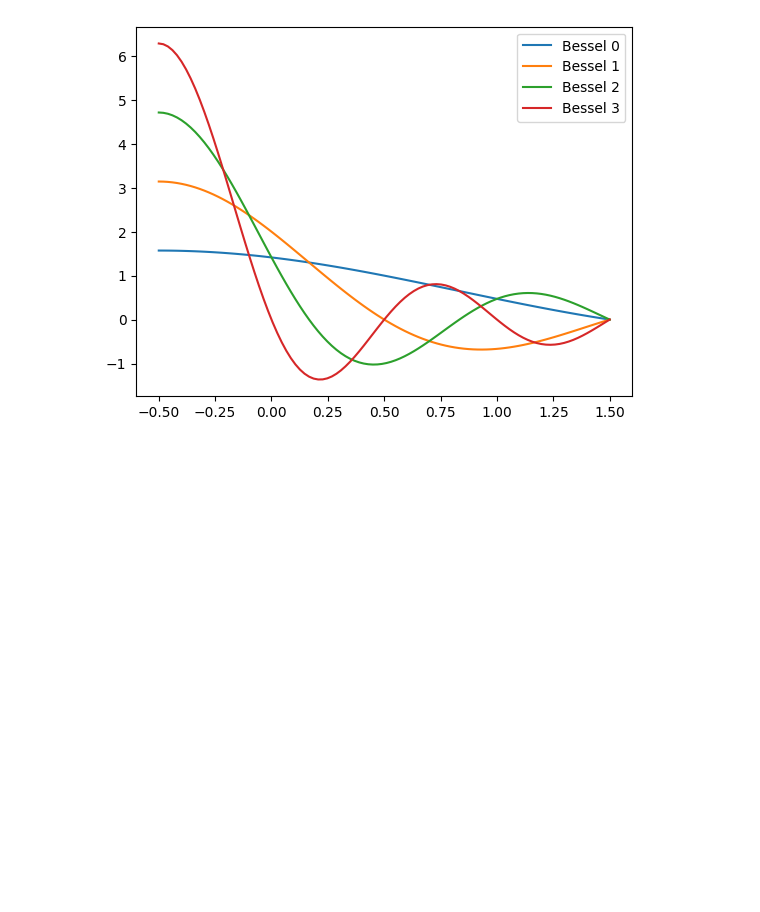
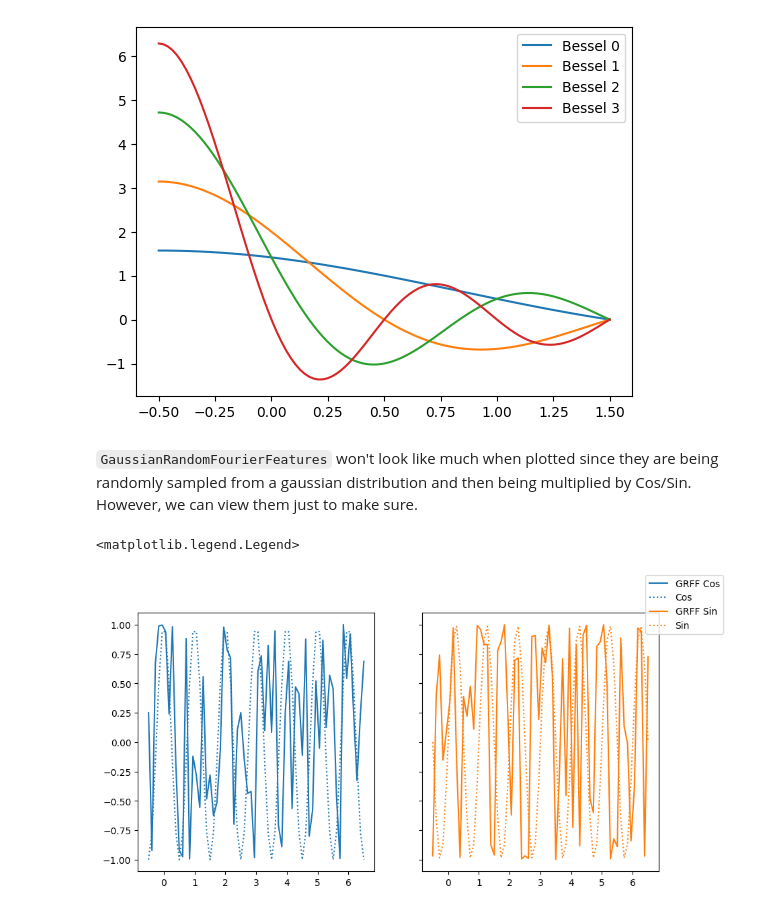
Before and after one commit to pablo-unzueta/sd-playground, a Jupyter notebook: nbs/01_basis.ipynb, the cells around one changed output. Drawn from its saved outputs; the diff is of its cells as text; code cells hidden in the pictures; blank space fills up the shorter version.

```diff
--- a/nbs/01_basis.ipynb
+++ b/nbs/01_basis.ipynb
@@ -90,10 +90,40 @@ ax.legend()
 # %% [output]
 <matplotlib.legend.Legend>
 [figure]
-# %%
-#| export
-def GaussianRandomFourierFeatures():
-    raise NotImplementedError
+# %%
+#| export
+class GaussianRandomFourierFeatures(torch.nn.Module):
+    """Gaussian random Fourier features from the paper titled
+    'Fourier Features Let Networks Learn High Frequency Functions in Low Dimensional Domains'.
+    Reference: https://arxiv.org/abs/2006.10739
+    """
+    def __init__(self,
+                 embed_dim, # Embedding dimension. B gets cut in half because GRFF is a concat of cos and sin
+                 input_dim=1, # Input dimension
+                 sigma=1.0 # variance
+                 ):
+        super().__init__()
+        # Randomly sample weights during initialization. These weights are fixed
+        # during optimization and are not trainable.
+        self.B = torch.nn.Parameter(torch.randn(input_dim, embed_dim//2) * sigma, requires_grad=False)
+    def forward(self, v):
+        v_proj =  2 * torch.pi * v * self.B
+        return torch.cat([torch.cos(v_proj), torch.sin(v_proj)], dim=-1)
+# %% [markdown]
+`GaussianRandomFourierFeatures` won't look like much when plotted since they are being randomly sampled from a gaussian distribution and then being multiplied by Cos/Sin. However, we can view them just to make sure.
+# %%
+grff = GaussianRandomFourierFeatures(embed_dim=128, input_dim=1)
+v = torch.linspace(-0.5, 6.5, 64)
+values = grff(v)
+fig, (ax1, ax2) = plt.subplots(1, 2, sharey=True, figsize=(10, 5))
+ax1.plot(v, values[0][0:64], c='C0', label="GRFF Cos")
+ax1.plot(v, torch.cos(2 * torch.pi * v), label='Cos', c='C0', ls="dotted")
+ax2.plot(v, values[0][64:128], c='C1', label="GRFF Sin")
+ax2.plot(v, torch.sin(2 * torch.pi * v), label='Sin', c='C1', ls="dotted")
+fig.legend()
+# %% [output]
+<matplotlib.legend.Legend>
+[figure, added]
 # %%
 #| hide
 import nbdev; nbdev.nbdev_export()
```
Also changed, not shown: 10 other files.
